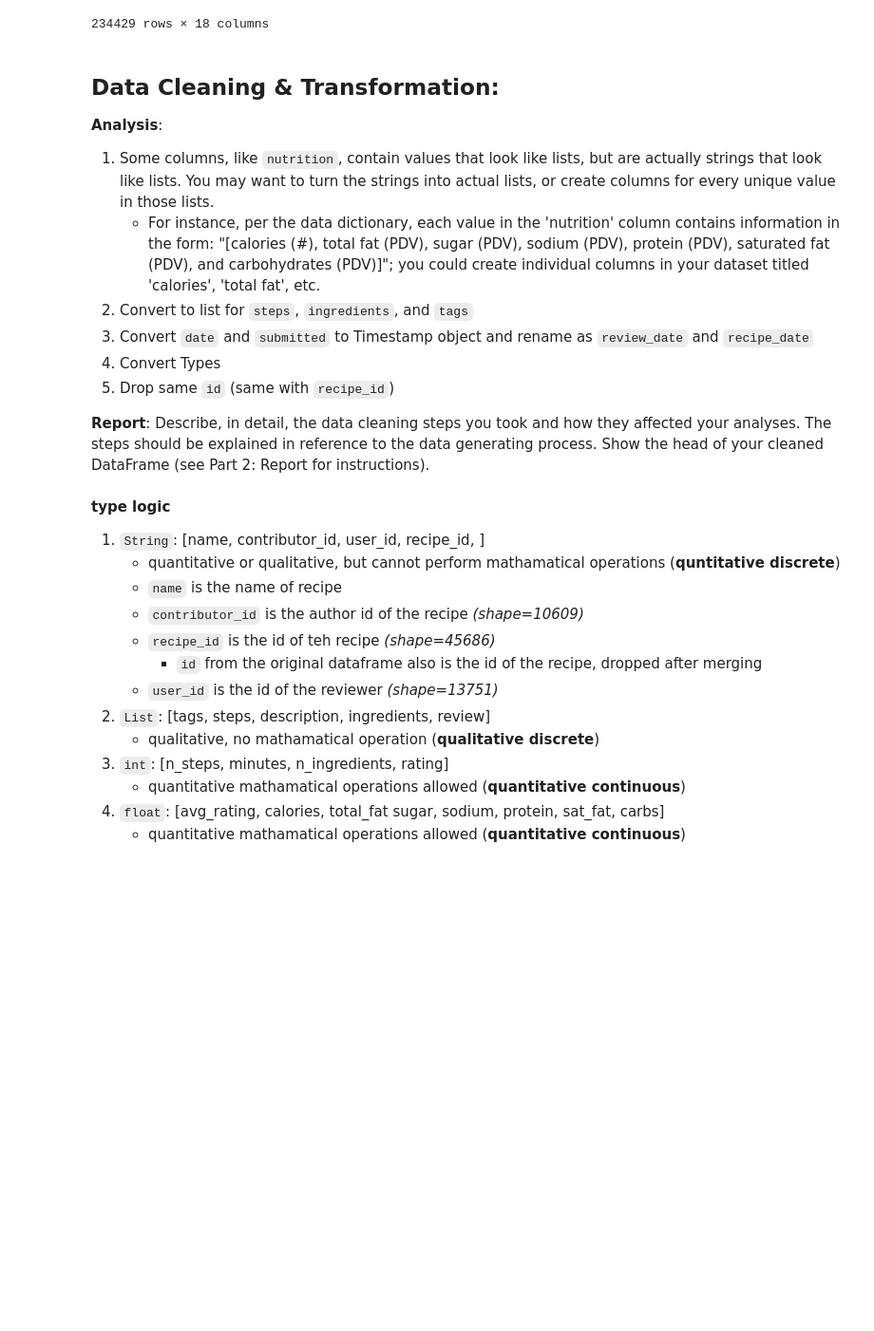
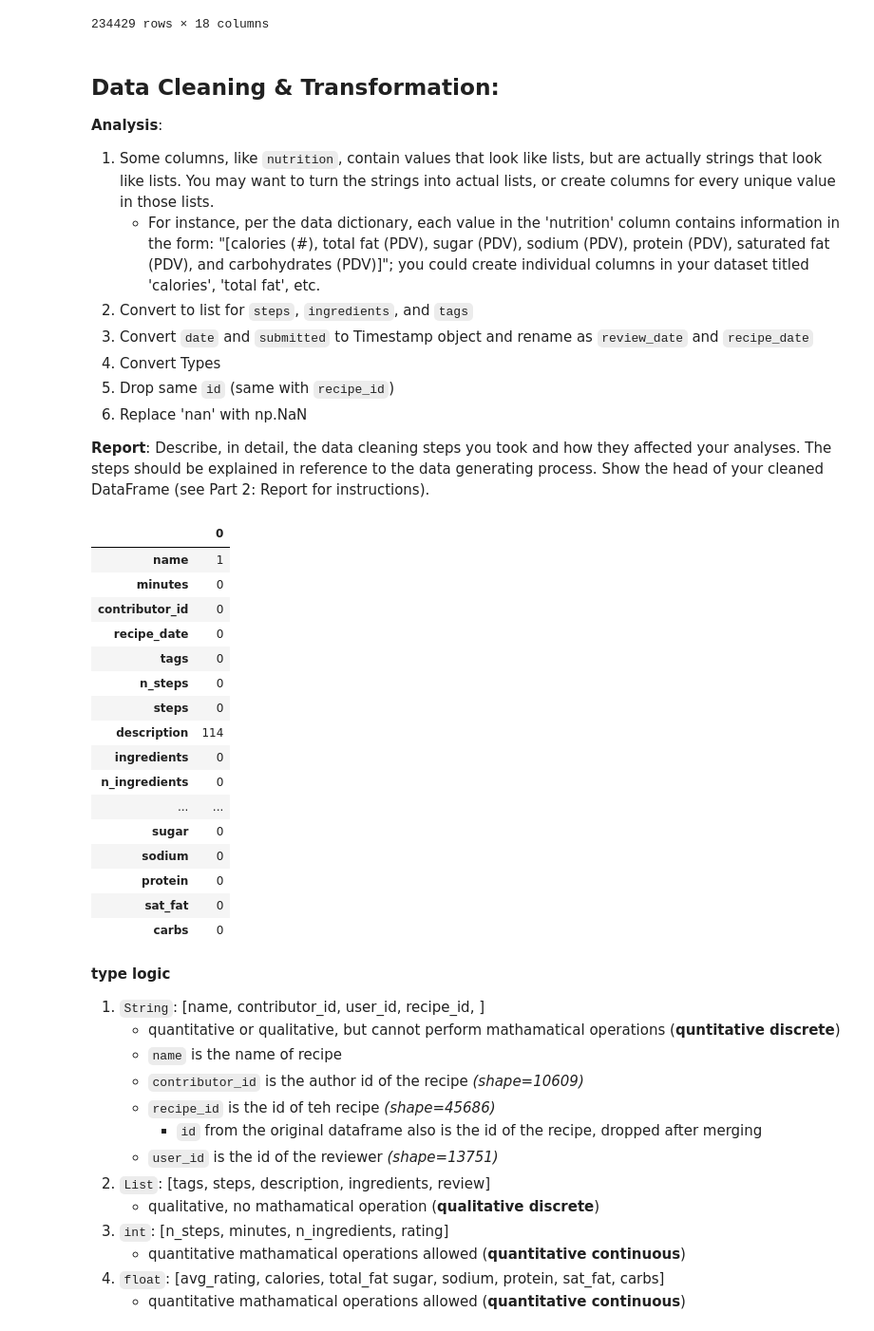
Before and after one commit to KevinBian107/dsc80_proj, a Jupyter notebook: eda.ipynb, the cells around one changed output. Shown at 95% size. Cells and saved outputs as stored; diff of their text form; code cells hidden in the pictures; blank space fills up the shorter version.

```diff
--- a/eda.ipynb
+++ b/eda.ipynb
@@ -80,11 +78,32 @@ display(merged)
 3. Convert `date` and `submitted` to Timestamp object and rename as `review_date` and `recipe_date`
 4. Convert Types
 5. Drop same `id` (same with `recipe_id`)
+6. Replace 'nan' with np.NaN
 
 **Report**:
 Describe, in detail, the data cleaning steps you took and how they affected your analyses. The steps should be explained in reference to the data generating process. Show the head of your cleaned DataFrame (see Part 2: Report for instructions).
 # %%
 cleaned = merged.pipe(transform_df)
+# %%
+display_df(pd.DataFrame(cleaned.isna().sum()), 23)
+# %% [output]
+|  | 0 |
+| name | 1 |
+| minutes | 0 |
+| contributor_id | 0 |
+| recipe_date | 0 |
+| tags | 0 |
+| n_steps | 0 |
+| steps | 0 |
+| description | 114 |
+| ingredients | 0 |
+| n_ingredients | 0 |
+| ... | ... |
+| sugar | 0 |
+| sodium | 0 |
+| protein | 0 |
+| sat_fat | 0 |
+| carbs | 0 |
 # %% [markdown]
 **type logic**
 1. `String`: [name, contributor_id, user_id, recipe_id, ]
```
Also changed, not shown: parts of 1 cell of this notebook, 6 other files.
